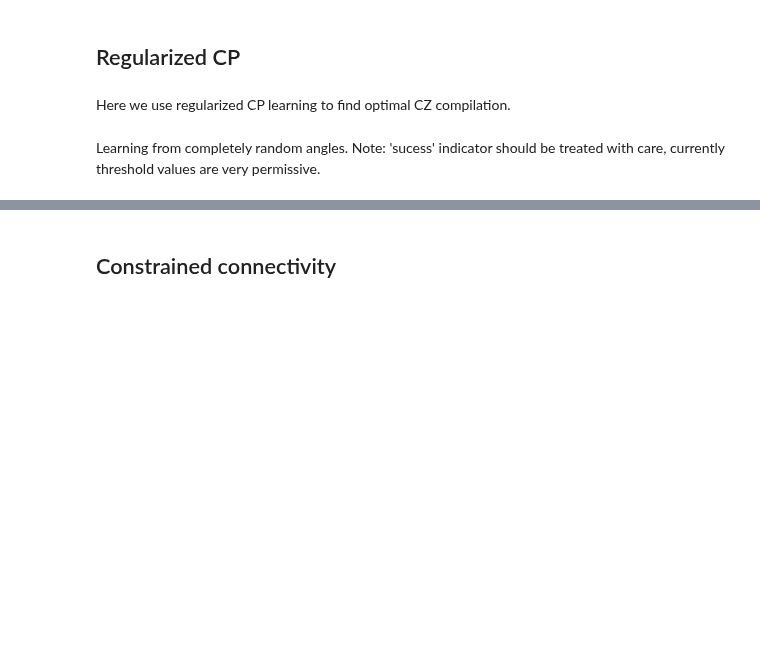
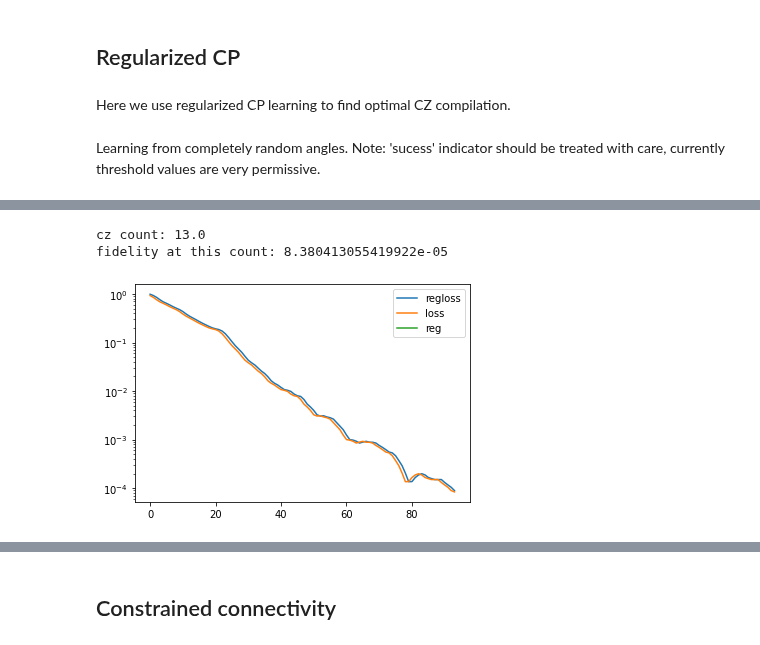
Before and after one commit to idnm/cpflow, a Jupyter notebook: CP.ipynb, the cells around one changed output, grey strips where cells are left out. Drawn from its saved outputs; the diff is of its cells as text; code cells hidden in the pictures; blank space fills up the shorter version.

```diff
--- a/CP.ipynb
+++ b/CP.ipynb
@@ -135,13 +135,10 @@ reg_options = {'r': 0.01,
 # %% [markdown]
 Learning from completely random angles. Note: 'sucess' indicator should be treated with care, currently threshold values are very permissive.
 # %%
-%%time
 n_samples = 5
 initial_angles_array = [random_cp_angles(anz.num_angles, anz.cp_mask, cp_dist='normal', key=random.PRNGKey(i)) for i in range(n_samples)]
-res, best_params, success = anz.learn(u_toff3,
+res = anz.learn(u_toff3,
 #                          regularization_options=reg_options,
                          initial_angles=initial_angles_array,
                          num_iterations=2000,
                          target_loss=1e-4)
-
-print(sum(success)/len(success))
@@ -153,3 +145,9 @@ Wall time: 8.98 s
+# %%
+_, _ = report_cp_learning(res[0], anz.cp_mask)
+# %% [output]
+cz count: 13.0
+fidelity at this count: 8.380413055419922e-05
+[figure, added]
 # %%
 %%time
 n_samples = 10
```
Also changed, not shown: parts of 19 cells of this notebook, 2 other files.
